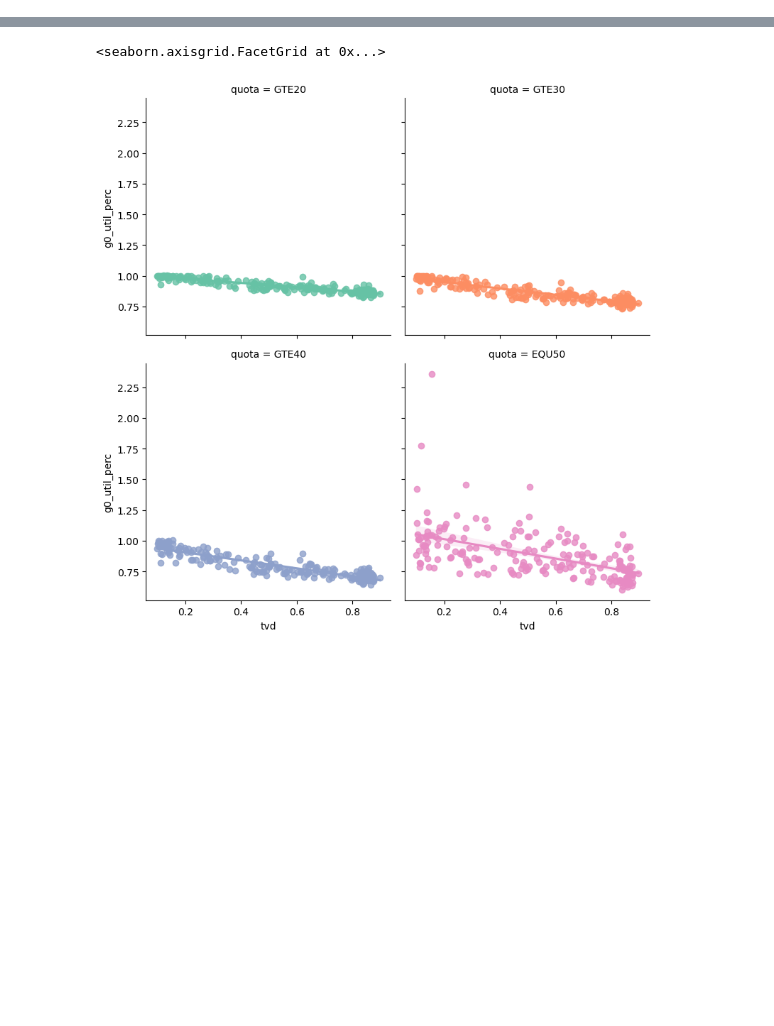
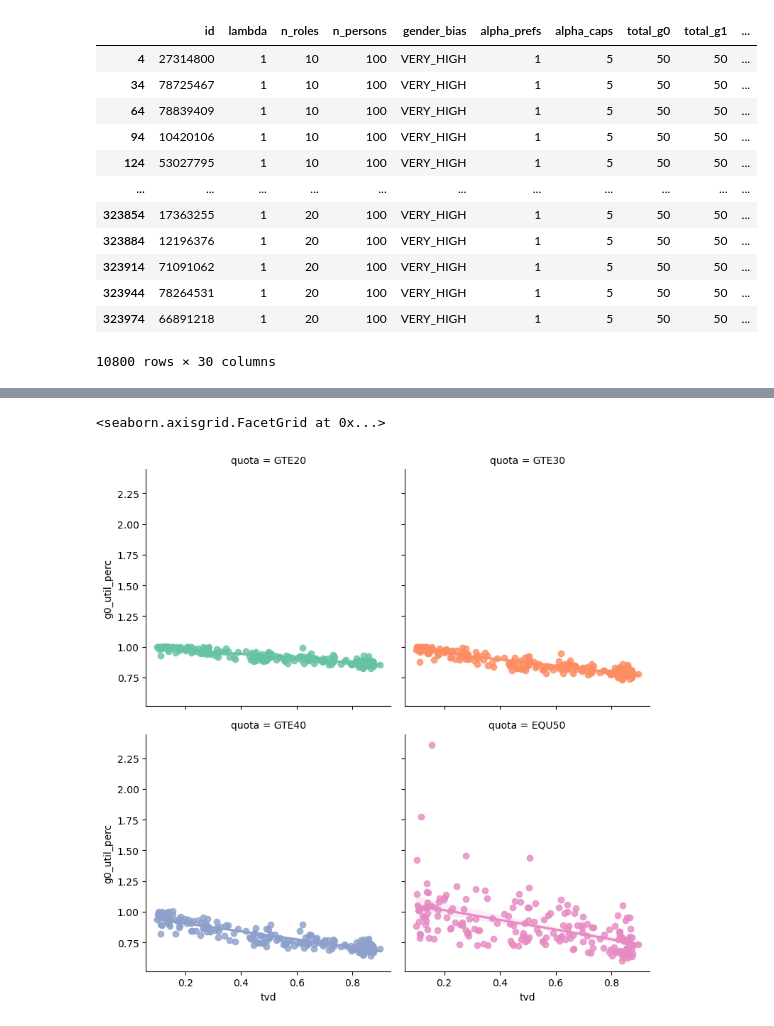
Before and after one commit to FlorianWilhelm/flairs25-gender-bias, a Jupyter notebook: simulation.ipynb, the cells around one changed output, grey strips where cells are left out. Saved outputs shown, nothing was run; the diff lists cells and outputs as text; code cells hidden in the pictures; blank space fills up the shorter version.

```diff
--- a/simulation.ipynb
+++ b/simulation.ipynb
@@ -103,0 +153,16 @@ sns.lmplot(data=df.loc[df["quota"] != QuotaType.NONE.name], x="tvd", y="total_ut
+# %%
+df.loc[(df["quota"] == QuotaType.NONE.name) & (df["gender_bias"] == 'VERY_HIGH')]
+# %% [output]
+|  | id | lambda | n_roles | n_persons | gender_bias | alpha_prefs | alpha_caps | total_g0 | total_g1 | ... |
+| 4 | 27314800 | 1 | 10 | 100 | VERY_HIGH | 1 | 5 | 50 | 50 | ... |
+| 34 | 78725467 | 1 | 10 | 100 | VERY_HIGH | 1 | 5 | 50 | 50 | ... |
+| 64 | 78839409 | 1 | 10 | 100 | VERY_HIGH | 1 | 5 | 50 | 50 | ... |
+| 94 | 10420106 | 1 | 10 | 100 | VERY_HIGH | 1 | 5 | 50 | 50 | ... |
+| 124 | 53027795 | 1 | 10 | 100 | VERY_HIGH | 1 | 5 | 50 | 50 | ... |
+| ... | ... | ... | ... | ... | ... | ... | ... | ... | ... | ... |
+| 323854 | 17363255 | 1 | 20 | 100 | VERY_HIGH | 1 | 5 | 50 | 50 | ... |
+| 323884 | 12196376 | 1 | 20 | 100 | VERY_HIGH | 1 | 5 | 50 | 50 | ... |
+| 323914 | 71091062 | 1 | 20 | 100 | VERY_HIGH | 1 | 5 | 50 | 50 | ... |
+| 323944 | 78264531 | 1 | 20 | 100 | VERY_HIGH | 1 | 5 | 50 | 50 | ... |
+| 323974 | 66891218 | 1 | 20 | 100 | VERY_HIGH | 1 | 5 | 50 | 50 | ... |
+10800 rows × 30 columns
```
Also changed, not shown: parts of 20 cells of this notebook, 3 other files.
